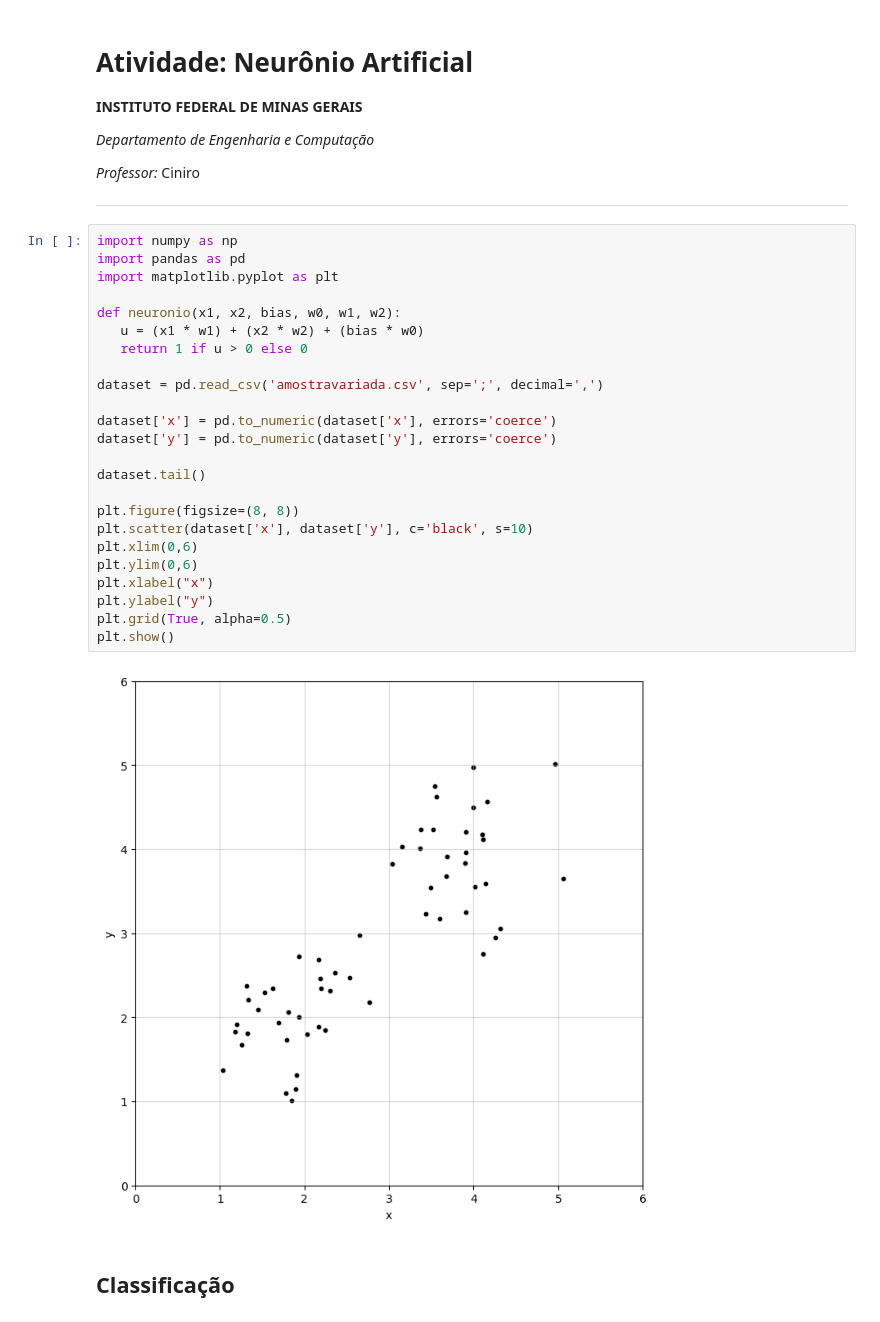
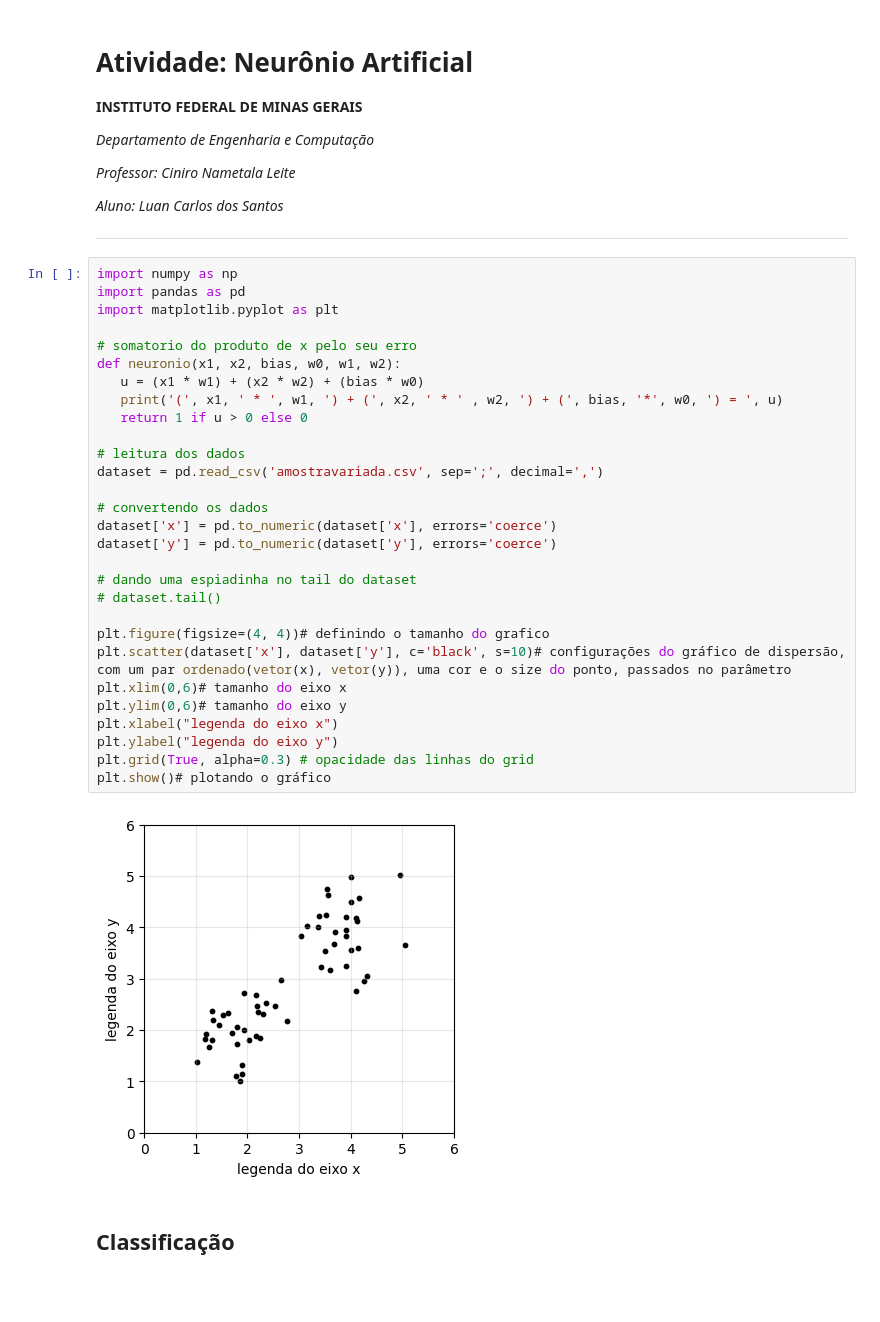
Before and after one commit to Lur4n/RNA, a Jupyter notebook: Aula1.ipynb, the cells around one changed output. Cells and saved outputs as stored; diff of their text form; blank space fills up the shorter version.

```diff
--- a/Aula1.ipynb
+++ b/Aula1.ipynb
@@ -50,35 +5,42 @@ Diretório atual: c:\Users\luanc\projeto\rna
 
 *Departamento de Engenharia e Computação*
 
-*Professor:* Ciniro
+*Professor: Ciniro Nametala Leite*
+
+*Aluno: Luan Carlos dos Santos*
 
 ---
 # %%
 import numpy as np
 import pandas as pd
 import matplotlib.pyplot as plt
 
+# somatorio do produto de x pelo seu erro
 def neuronio(x1, x2, bias, w0, w1, w2):
    u = (x1 * w1) + (x2 * w2) + (bias * w0)
+   print('(', x1, ' * ', w1, ') + (', x2, ' * ' , w2, ') + (', bias, '*', w0, ') = ', u)
    return 1 if u > 0 else 0
 
+# leitura dos dados
 dataset = pd.read_csv('amostravariada.csv', sep=';', decimal=',')
 
+# convertendo os dados
 dataset['x'] = pd.to_numeric(dataset['x'], errors='coerce')
 dataset['y'] = pd.to_numeric(dataset['y'], errors='coerce')
 
-dataset.tail()
+# dando uma espiadinha no tail do dataset
+# dataset.tail()
 
-plt.figure(figsize=(8, 8))
-plt.scatter(dataset['x'], dataset['y'], c='black', s=10)
-plt.xlim(0,6)
-plt.ylim(0,6)
-plt.xlabel("x")
-plt.ylabel("y")
-plt.grid(True, alpha=0.5)
-plt.show()
+plt.figure(figsize=(4, 4))# definindo o tamanho do grafico
+plt.scatter(dataset['x'], dataset['y'], c='black', s=10)# configurações do gráfico de dispersão, com um par ordenado(vetor(x), vetor(y)), uma cor e o size do ponto, passados no parâmetro
+plt.xlim(0,6)# tamanho do eixo x
+plt.ylim(0,6)# tamanho do eixo y
+plt.xlabel("legenda do eixo x")
+plt.ylabel("legenda do eixo y")
+plt.grid(True, alpha=0.3) # opacidade das linhas do grid
+plt.show()# plotando o gráfico
 # %% [output]
-[figure, old version]
+[figure, new version]
 # %% [markdown]
 ## Classificação
 # %%
```
Also changed, not shown: parts of 5 cells of this notebook, 1 other file.
